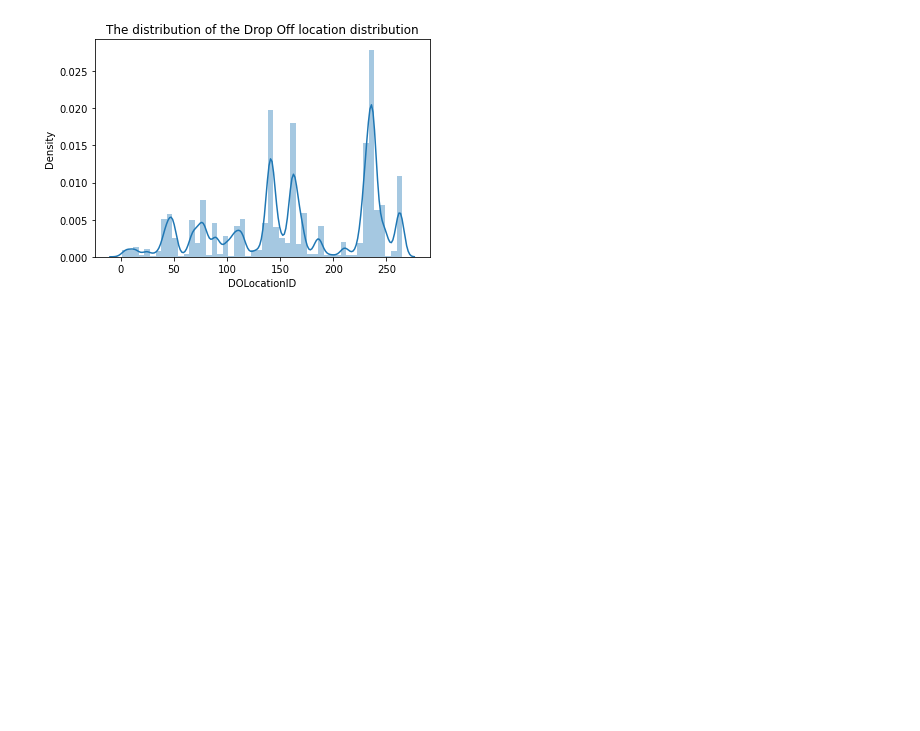
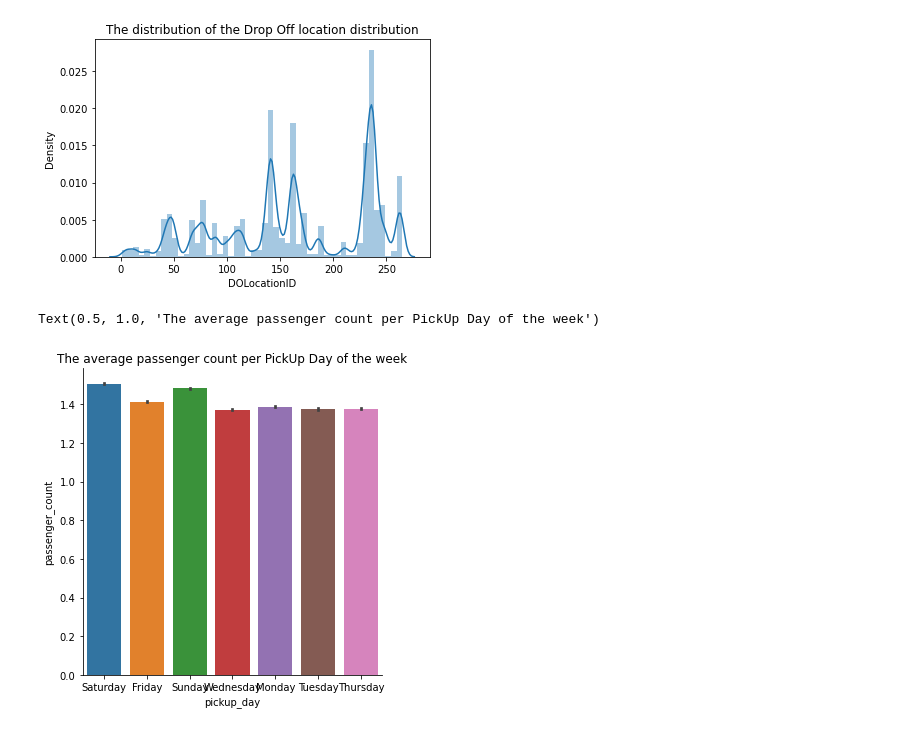
Before and after one commit to Anup8777/MobilityForecast, a Jupyter notebook: src/preliminary_data_analysis.ipynb, the cells around one changed output. Drawn from its saved outputs; the diff is of its cells as text; code cells hidden in the pictures; blank space fills up the shorter version.

```diff
--- a/src/preliminary_data_analysis.ipynb
+++ b/src/preliminary_data_analysis.ipynb
@@ -161,6 +162,7 @@ plt.tight_layout()
 [figure]
 # %%
 figure,ax=plt.subplots(nrows=1,ncols=2,figsize=(10,5)) # analysing the distridf['pickup_hour']=df['tpep_pickup_datetime'].dt.hour
+df['pickup_hour']=df['tpep_pickup_datetime'].dt.hour
 df.pickup_hour.hist(bins=24,ax=ax[0])
 ax[0].set_title('Distribution of pickup hours')
 df['dropoff_hour']=df['tpep_dropoff_datetime'].dt.hour
@@ -191,0 +194,6 @@ Text(0.5, 1.0, 'The distribution of the Drop Off location distribution')
+# %%
+sns.catplot(x="pickup_day", y="passenger_count", data=df, kind="bar")
+plt.title('The average passenger count per PickUp Day of the week')
+# %% [output]
+Text(0.5, 1.0, 'The average passenger count per PickUp Day of the week')
+[figure, added]
```
Also changed, not shown: parts of 16 cells of this notebook.
